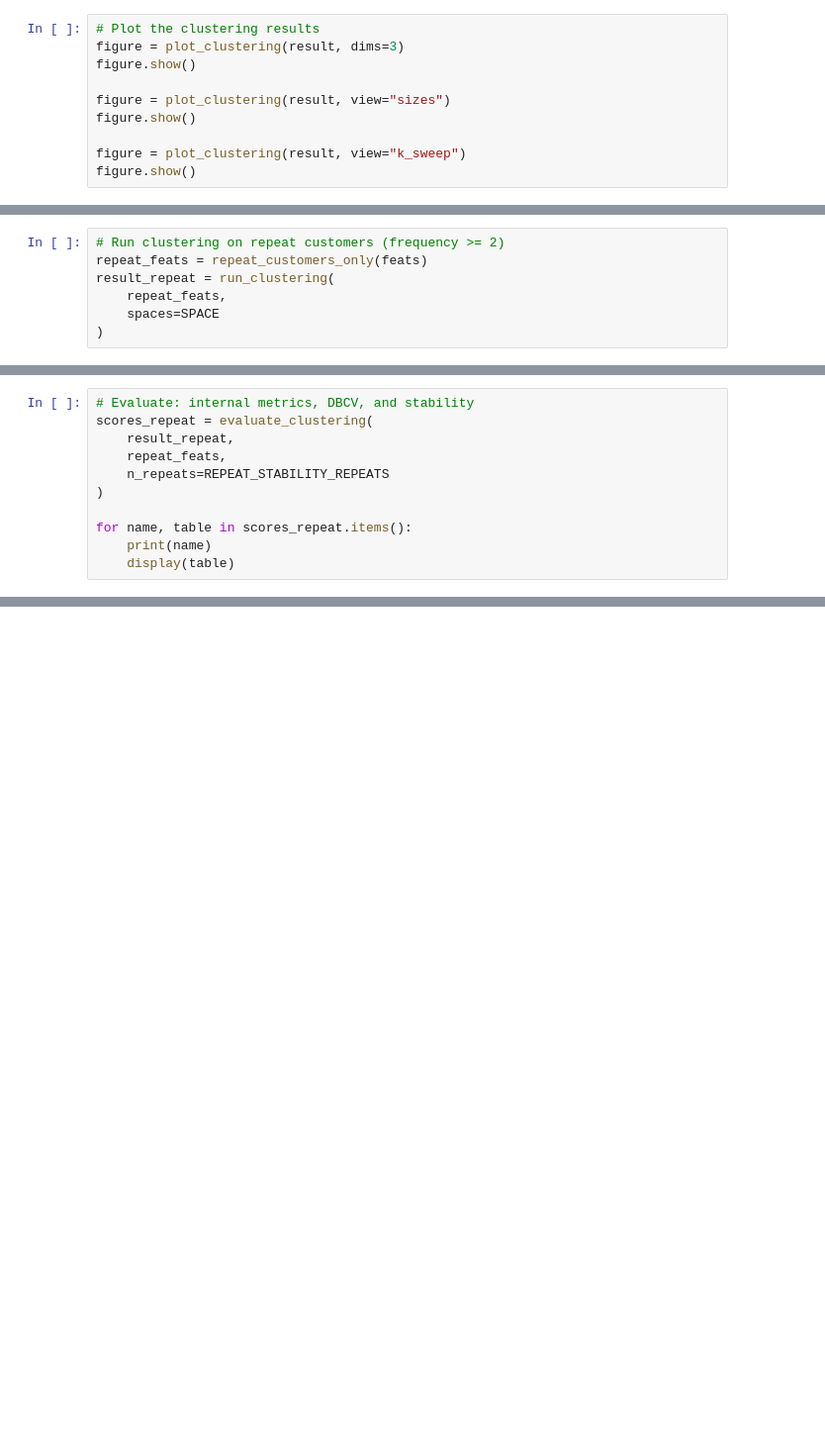
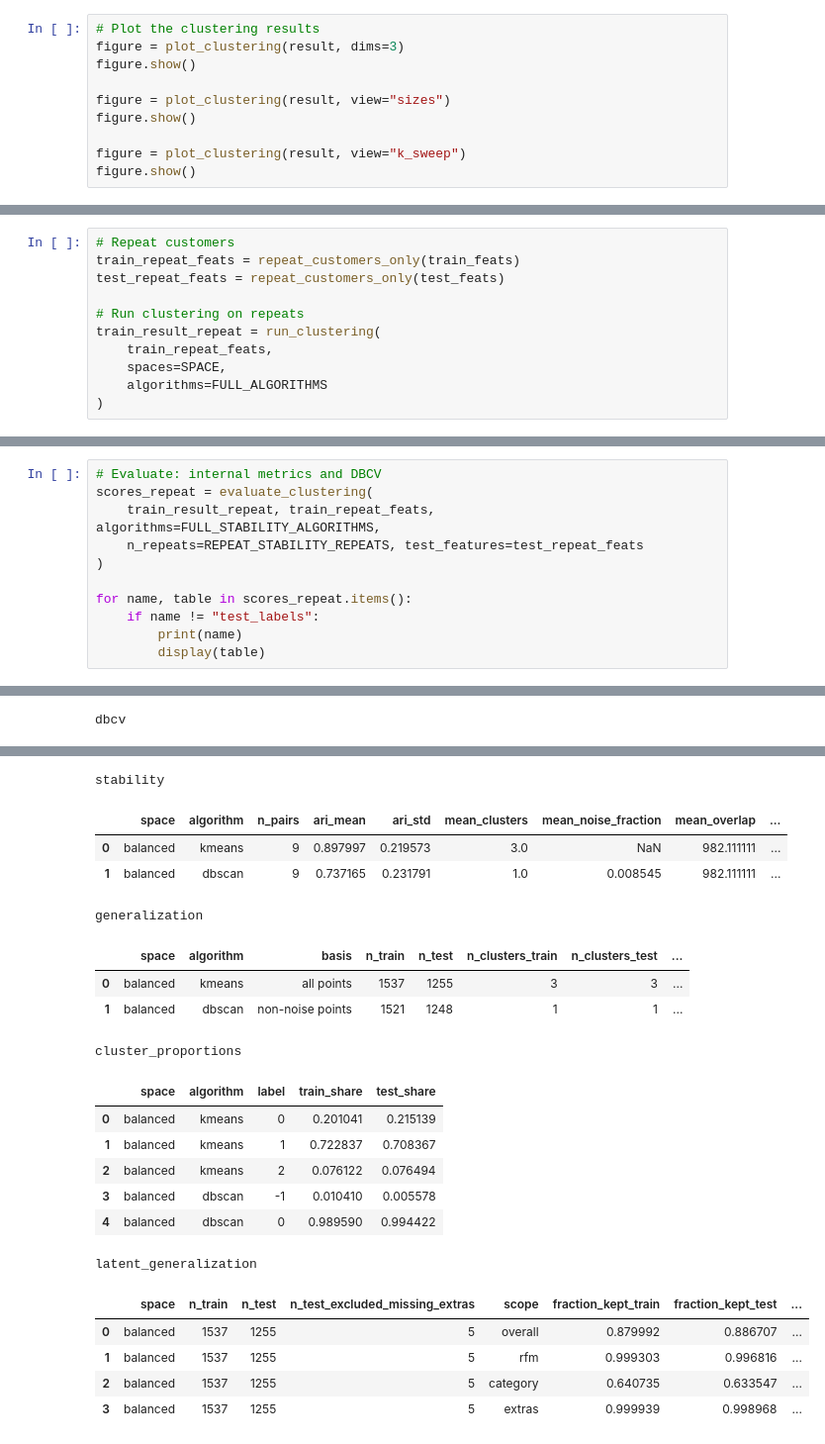
Before and after one commit to m-adisa/mlai, a Jupyter notebook: Phase_1/Project/notebook.ipynb, the cells around one changed output, grey strips where cells are left out. Shown at 99% size. Cells and saved outputs as stored; diff of their text form; blank space fills up the shorter version.

```diff
--- a/Phase_1/Project/notebook.ipynb
+++ b/Phase_1/Project/notebook.ipynb
@@ -64,9 +140,13 @@ display(stability_scores["stability"])
 # %%
-# Run clustering on repeat customers (frequency >= 2)
-repeat_feats = repeat_customers_only(feats)
-result_repeat = run_clustering(
-    repeat_feats,
-    spaces=SPACE
+# Repeat customers
+train_repeat_feats = repeat_customers_only(train_feats)
+test_repeat_feats = repeat_customers_only(test_feats)
+
+# Run clustering on repeats
+train_result_repeat = run_clustering(
+    train_repeat_feats,
+    spaces=SPACE,
+    algorithms=FULL_ALGORITHMS
 )
 # %%
 # Plot: clusters, cluster sizes, K-Means k sweep
@@ -80,12 +160,13 @@ figure = plot_clustering(result_repeat, view="k_sweep")
 figure.show()
 # %%
-# Evaluate: internal metrics, DBCV, and stability
+# Evaluate: internal metrics and DBCV
 scores_repeat = evaluate_clustering(
-    result_repeat,
-    repeat_feats,
-    n_repeats=REPEAT_STABILITY_REPEATS
+    train_result_repeat, train_repeat_feats, algorithms=FULL_STABILITY_ALGORITHMS,
+    n_repeats=REPEAT_STABILITY_REPEATS, test_features=test_repeat_feats
 )
 
 for name, table in scores_repeat.items():
-    print(name)
-    display(table)
+    if name != "test_labels":
+        print(name)
+        display(table)
+# %% [output]
@@ -91,0 +196 @@ for name, table in scores_repeat.items():
+dbcv
@@ -91,0 +200,21 @@ for name, table in scores_repeat.items():
+stability
+|  | space | algorithm | n_pairs | ari_mean | ari_std | mean_clusters | mean_noise_fraction | mean_overlap | ... |
+| 0 | balanced | kmeans | 9 | 0.897997 | 0.219573 | 3.0 | NaN | 982.111111 | ... |
+| 1 | balanced | dbscan | 9 | 0.737165 | 0.231791 | 1.0 | 0.008545 | 982.111111 | ... |
+generalization
+|  | space | algorithm | basis | n_train | n_test | n_clusters_train | n_clusters_test | ... |
+| 0 | balanced | kmeans | all points | 1537 | 1255 | 3 | 3 | ... |
+| 1 | balanced | dbscan | non-noise points | 1521 | 1248 | 1 | 1 | ... |
+cluster_proportions
+|  | space | algorithm | label | train_share | test_share |
+| 0 | balanced | kmeans | 0 | 0.201041 | 0.215139 |
+| 1 | balanced | kmeans | 1 | 0.722837 | 0.708367 |
+| 2 | balanced | kmeans | 2 | 0.076122 | 0.076494 |
+| 3 | balanced | dbscan | -1 | 0.010410 | 0.005578 |
+| 4 | balanced | dbscan | 0 | 0.989590 | 0.994422 |
+latent_generalization
+|  | space | n_train | n_test | n_test_excluded_missing_extras | scope | fraction_kept_train | fraction_kept_test | ... |
+| 0 | balanced | 1537 | 1255 | 5 | overall | 0.879992 | 0.886707 | ... |
+| 1 | balanced | 1537 | 1255 | 5 | rfm | 0.999303 | 0.996816 | ... |
+| 2 | balanced | 1537 | 1255 | 5 | category | 0.640735 | 0.633547 | ... |
+| 3 | balanced | 1537 | 1255 | 5 | extras | 0.999939 | 0.998968 | ... |
```
Also changed, not shown: parts of 9 cells of this notebook, 4 other files.
